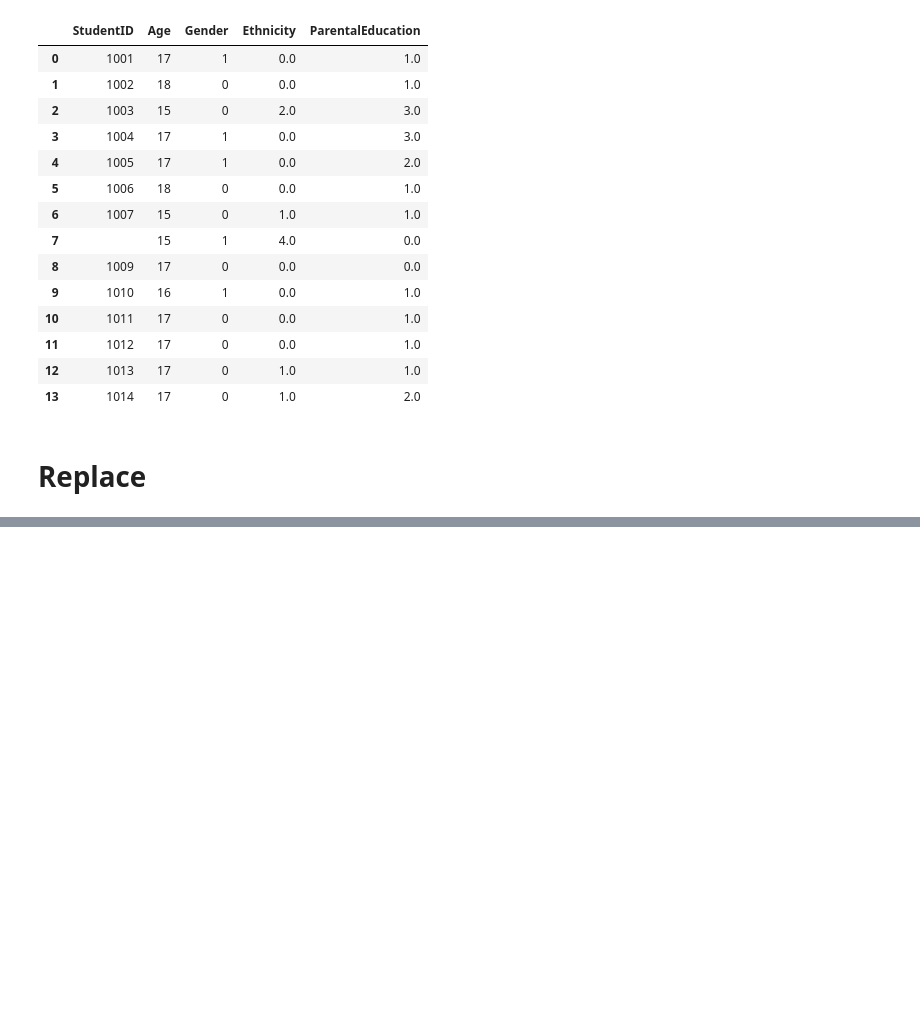
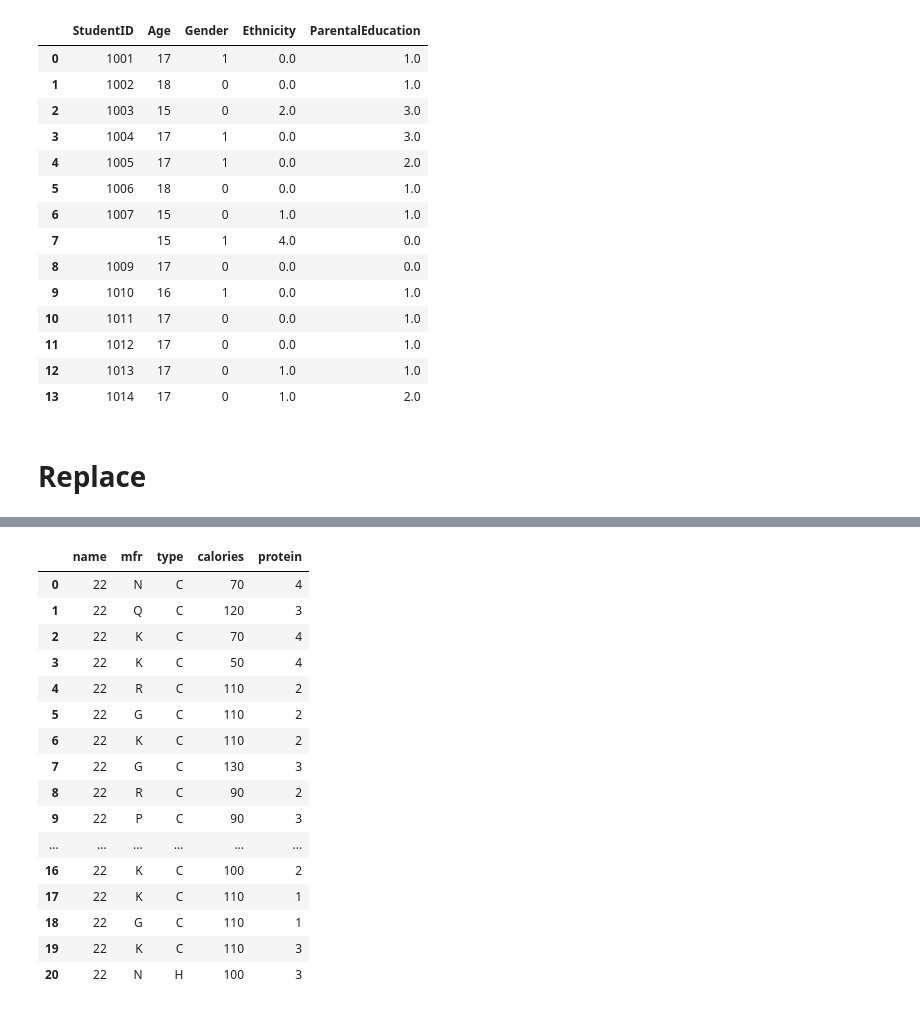
Before and after one commit to vinodsarwade/Pandas, a Jupyter notebook: Pandas.ipynb, the cells around one changed output, grey strips where cells are left out. Drawn from its saved outputs; the diff is of its cells as text; code cells hidden in the pictures; blank space fills up the shorter version.

```diff
--- a/Pandas.ipynb
+++ b/Pandas.ipynb
@@ -813,0 +852,20 @@ print(df)
+# %%
+df. replace({"name":'[A - Z]'}, 22, regex=True)  #using dict we can replace [A - Z] letters from column name to 22, using regular expression.
+# %% [output]
+|  | name | mfr | type | calories | protein |
+| 0 | 22 | N | C | 70 | 4 |
+| 1 | 22 | Q | C | 120 | 3 |
+| 2 | 22 | K | C | 70 | 4 |
+| 3 | 22 | K | C | 50 | 4 |
+| 4 | 22 | R | C | 110 | 2 |
+| 5 | 22 | G | C | 110 | 2 |
+| 6 | 22 | K | C | 110 | 2 |
+| 7 | 22 | G | C | 130 | 3 |
+| 8 | 22 | R | C | 90 | 2 |
+| 9 | 22 | P | C | 90 | 3 |
+| ... | ... | ... | ... | ... | ... |
+| 16 | 22 | K | C | 100 | 2 |
+| 17 | 22 | K | C | 110 | 1 |
+| 18 | 22 | G | C | 110 | 1 |
+| 19 | 22 | K | C | 110 | 3 |
+| 20 | 22 | N | H | 100 | 3 |
```
Also changed, not shown: parts of 8 cells of this notebook, 5 other files.
